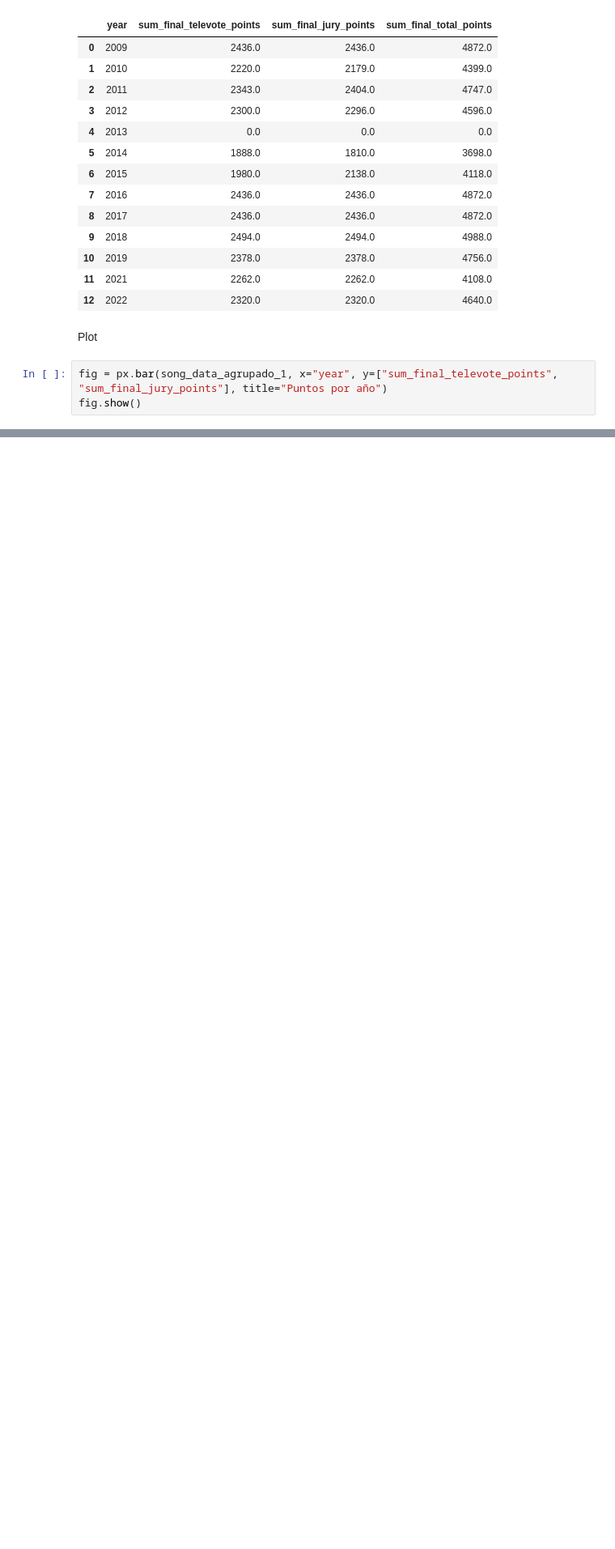
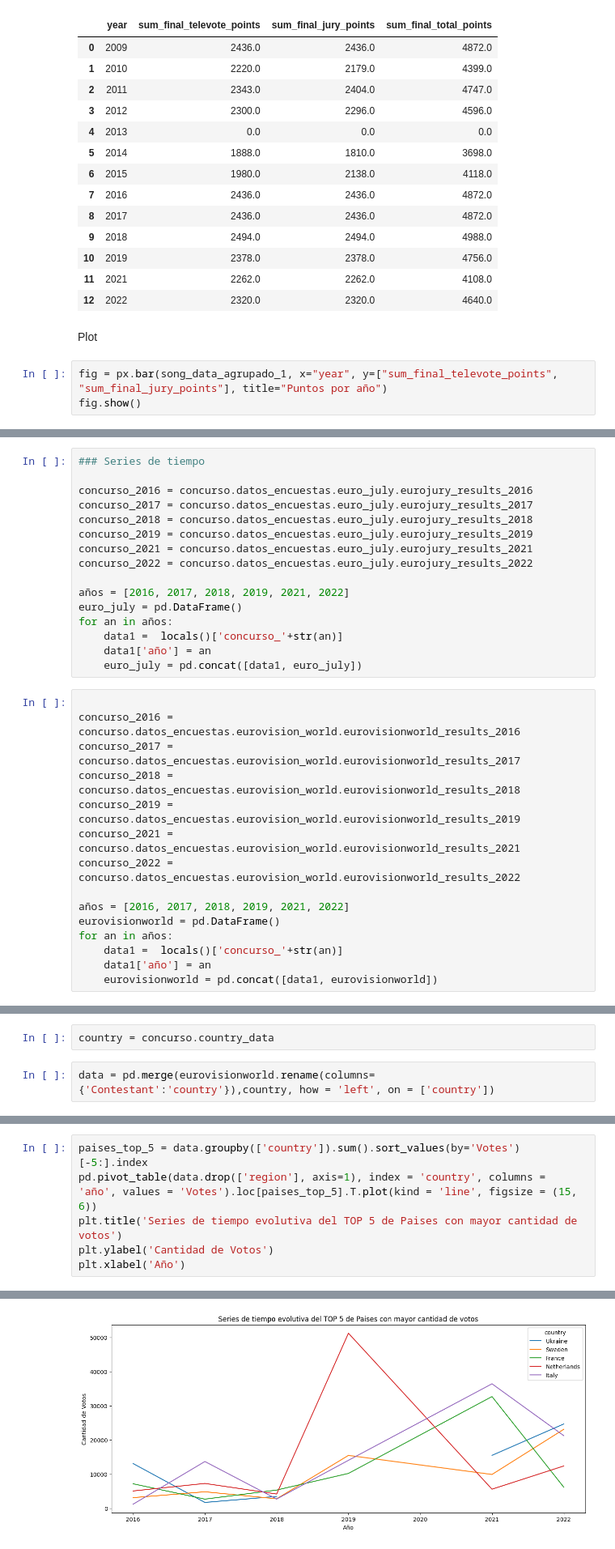
Before and after one commit to holapancho/proyecto-dcda-dashboard, a Jupyter notebook: NotebookPruebas.ipynb, the cells around one changed output, grey strips where cells are left out. Shown at 81% size. Cells and saved outputs as stored; diff of their text form; blank space fills up the shorter version.

```diff
--- a/NotebookPruebas.ipynb
+++ b/NotebookPruebas.ipynb
@@ -213,0 +274,31 @@ fig.show()
+# %%
+### Series de tiempo
+
+concurso_2016 = concurso.datos_encuestas.euro_july.eurojury_results_2016
+concurso_2017 = concurso.datos_encuestas.euro_july.eurojury_results_2017
+concurso_2018 = concurso.datos_encuestas.euro_july.eurojury_results_2018
+concurso_2019 = concurso.datos_encuestas.euro_july.eurojury_results_2019
+concurso_2021 = concurso.datos_encuestas.euro_july.eurojury_results_2021
+concurso_2022 = concurso.datos_encuestas.euro_july.eurojury_results_2022
+
+años = [2016, 2017, 2018, 2019, 2021, 2022]
+euro_july = pd.DataFrame()
+for an in años:
+    data1 =  locals()['concurso_'+str(an)]
+    data1['año'] = an
+    euro_july = pd.concat([data1, euro_july])
+# %%
+
+concurso_2016 = concurso.datos_encuestas.eurovision_world.eurovisionworld_results_2016
+concurso_2017 = concurso.datos_encuestas.eurovision_world.eurovisionworld_results_2017
+concurso_2018 = concurso.datos_encuestas.eurovision_world.eurovisionworld_results_2018
+concurso_2019 = concurso.datos_encuestas.eurovision_world.eurovisionworld_results_2019
+concurso_2021 = concurso.datos_encuestas.eurovision_world.eurovisionworld_results_2021
+concurso_2022 = concurso.datos_encuestas.eurovision_world.eurovisionworld_results_2022
+
+años = [2016, 2017, 2018, 2019, 2021, 2022]
+eurovisionworld = pd.DataFrame()
+for an in años:
+    data1 =  locals()['concurso_'+str(an)]
+    data1['año'] = an
+    eurovisionworld = pd.concat([data1, eurovisionworld])
@@ -213,0 +343,4 @@ fig.show()
+# %%
+country = concurso.country_data
+# %%
+data = pd.merge(eurovisionworld.rename(columns= {'Contestant':'country'}),country, how = 'left', on = ['country'])
@@ -213,0 +377,7 @@ fig.show()
+# %%
+paises_top_5 = data.groupby(['country']).sum().sort_values(by='Votes')[-5:].index
+pd.pivot_table(data.drop(['region'], axis=1), index = 'country', columns = 'año', values = 'Votes').loc[paises_top_5].T.plot(kind = 'line', figsize = (15, 6))
+plt.title('Series de tiempo evolutiva del TOP 5 de Paises con mayor cantidad de votos')
+plt.ylabel('Cantidad de Votos')
+plt.xlabel('Año')
+# %% [output]
@@ -213,0 +386 @@ fig.show()
+[figure, added]
```
Also changed, not shown: parts of 19 cells of this notebook.
